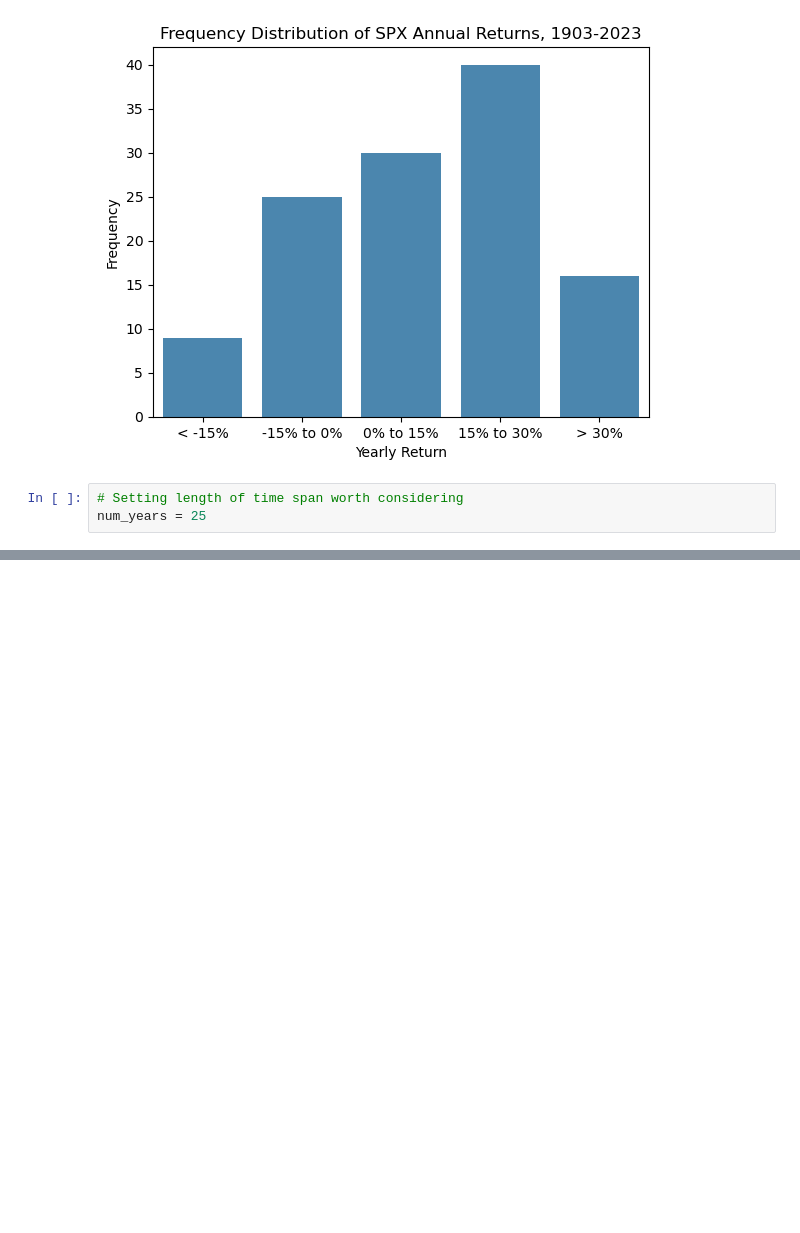
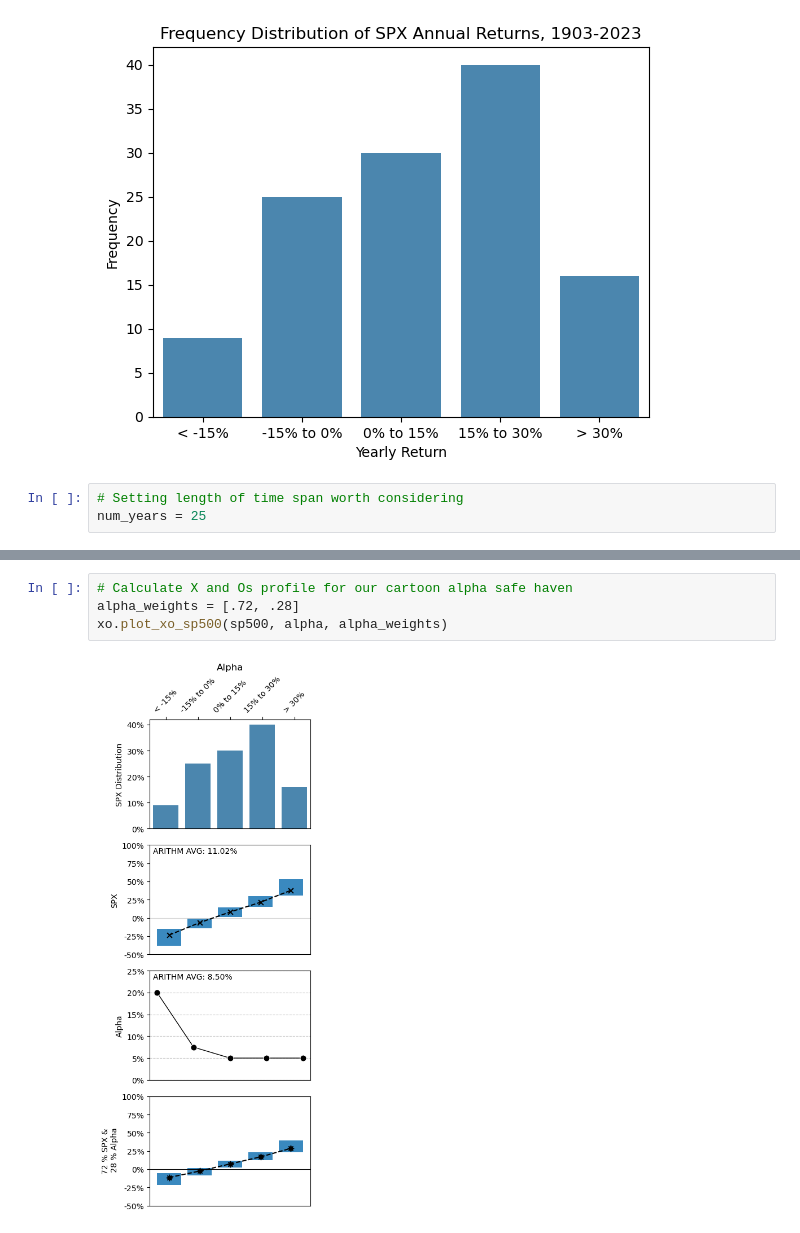
Before and after one commit to niklas-fischer/safehaven, a Jupyter notebook: notebooks/main.ipynb, the cells around one changed output, grey strips where cells are left out. Cells and saved outputs as stored; diff of their text form; blank space fills up the shorter version.

```diff
--- a/notebooks/main.ipynb
+++ b/notebooks/main.ipynb
@@ -422,0 +440,6 @@ nietzschesdemon.plot_random_walk_frequency_distribution(num_walks, num_years, sp
+# %%
+# Calculate X and Os profile for our cartoon alpha safe haven
+alpha_weights = [.72, .28]
+xo.plot_xo_sp500(sp500, alpha, alpha_weights)
+# %% [output]
+[figure, added]
```
Also changed, not shown: parts of 17 cells of this notebook.
